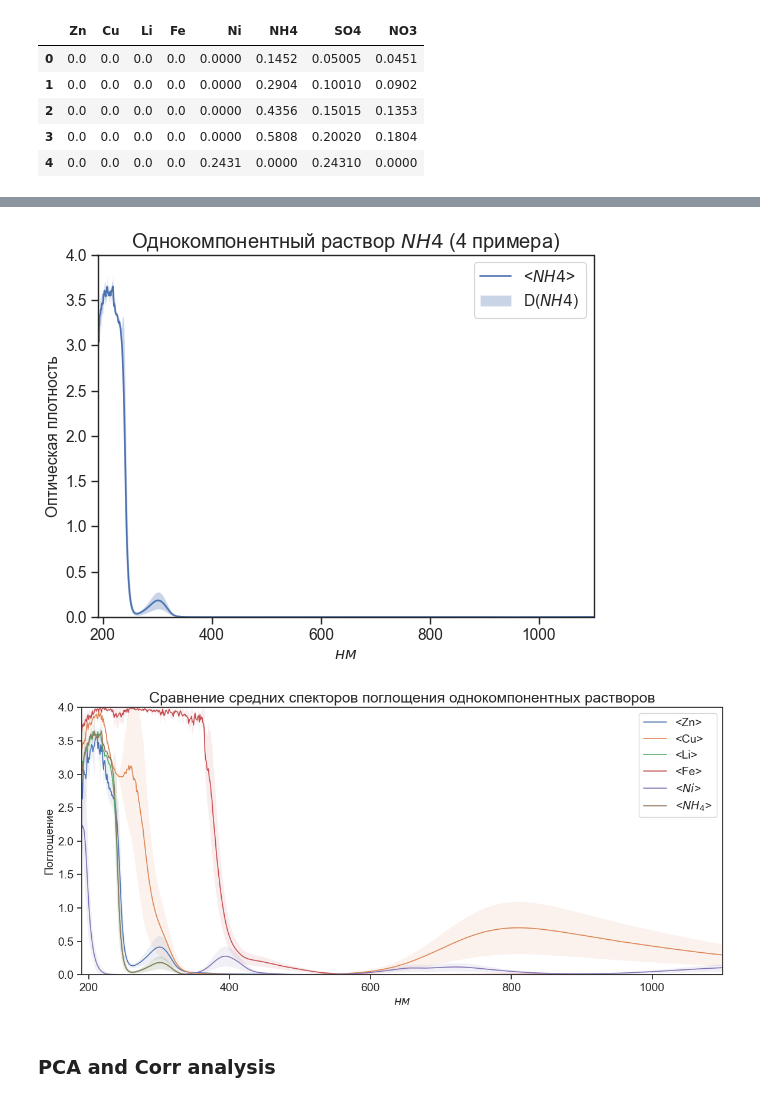
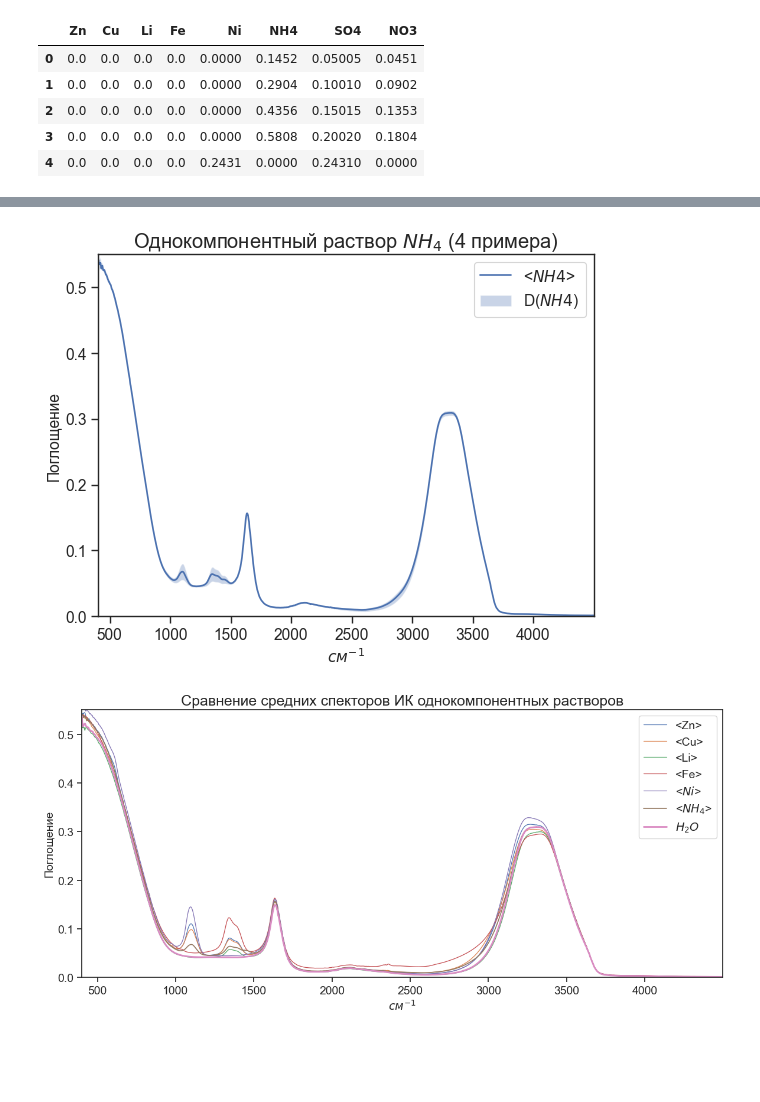
Before and after one commit to oesarmanova/salts_water_2022, a Jupyter notebook: exploratory_data_analysis.ipynb, the cells around one changed output, grey strips where cells are left out. Drawn from its saved outputs; the diff is of its cells as text; code cells hidden in the pictures; blank space fills up the shorter version.

```diff
--- a/exploratory_data_analysis.ipynb
+++ b/exploratory_data_analysis.ipynb
@@ -63,5 +71,5 @@ x.shape
 # %%
-cations = (outputs['Zn'] == 0) & (outputs['Cu'] == 0) & (outputs['Li'] == 0) & (outputs['Fe'] == 0) & (outputs['Ni'] == 0) & (outputs['NH4'] == 0)
+cations = (outputs['Zn'] == 0) & (outputs['Cu'] == 0) & (outputs['Li'] == 0) & (outputs['Fe'] == 0) & (outputs['Ni'] == 0) & (outputs['NH4'] != 0)
 y = df[cations]
 mean = y.mean(); std = y.std()
 y1 = mean - std; y2 = mean + std
@@ -70,19 +78,19 @@ plt.figure(figsize=(8, 6), dpi=80)
 plt.plot(x, mean, label='<$NH4$>')
 plt.fill_between(x, y1, y2, alpha=0.3, label='D($NH4$)')
 
-plt.ylim([0., 4])
-plt.xlim([x[0], x[-1]])
+plt.ylim([0., 0.55])
+plt.xlim([x[-1], x[0]])
 plt.legend(fontsize=14)
 plt.yticks(fontsize=14)
 plt.xticks(fontsize=14)
-plt.xlabel('$нм$', fontsize=14)
-plt.ylabel('Оптическая плотность', fontsize=14)
+plt.xlabel('$см^{-1}$', fontsize=14)
+plt.ylabel('Поглощение', fontsize=14)
 
-plt.title(f'Однокомпонентный раствор $NH4$ ({y.shape[0]} примера)',fontsize=18)
-plt.savefig('images/oa/NH4.jpeg', dpi=300, format='jpeg')
+plt.title(f'Однокомпонентный раствор $NH_4$ ({y.shape[0]} примера)',fontsize=18)
+plt.savefig('images/ir/NH4.jpeg', dpi=300, format='jpeg')
 plt.show()
 # %% [output]
-[figure, old version]
+[figure, new version]
 # %%
 plt.figure(figsize=(14, 6), dpi=100)
 
@@ -90,59 +98,57 @@ cations = (outputs['Zn'] != 0) & (outputs['Cu'] == 0) & (outputs['Li'] == 0) & (
 y = df[cations]
 mean = y.mean(); std = y.std()
 y1 = mean - std; y2 = mean + std
-plt.plot(x, mean, label='<Zn>',linewidth=1.2)
-plt.fill_between(x, y1, y2, alpha=0.1)
+plt.plot(x, mean, label='<Zn>',linewidth=0.9)
+#plt.fill_between(x, y1, y2, alpha=0.1)
 
 cations = (outputs['Zn'] == 0) & (outputs['Cu'] != 0) & (outputs['Li'] == 0) & (outputs['Fe'] == 0) & (outputs['Ni'] == 0) & (outputs['NH4'] == 0)
 y = df[cations]
 mean = y.mean(); std = y.std()
 y1 = mean - std; y2 = mean + std
-plt.plot(x, mean, label='<Cu>',linewidth=1.2)
-plt.fill_between(x, y1, y2, alpha=0.1)
+plt.plot(x, mean, label='<Cu>',linewidth=0.9)
+#plt.fill_between(x, y1, y2, alpha=0.1)
 
 cations = (outputs['Zn'] == 0) & (outputs['Cu'] == 0) & (outputs['Li'] != 0) & (outputs['Fe'] == 0) & (outputs['Ni'] == 0) & (outputs['NH4'] == 0)
 y = df[cations]
 mean = y.mean(); std = y.std()
 y1 = mean - std; y2 = mean + std
-plt.plot(x, mean, label='<Li>',linewidth=1.2)
-plt.fill_between(x, y1, y2, alpha=0.1)
+plt.plot(x, mean, label='<Li>',linewidth=0.9)
+#plt.fill_between(x, y1, y2, alpha=0.1)
 
 cations = (outputs['Zn'] == 0) & (outputs['Cu'] == 0) & (outputs['Li'] == 0) & (outputs['Fe'] != 0) & (outputs['Ni'] == 0) & (outputs['NH4'] == 0)
 y = df[cations]
 mean = y.mean(); std = y.std()
 y1 = mean - std; y2 = mean + std
-plt.plot(x, mean, label='<Fe>',linewidth=1.2)
-plt.fill_between(x, y1, y2, alpha=0.1)
+plt.plot(x, mean, label='<Fe>',linewidth=0.9)
+#plt.fill_between(x, y1, y2, alpha=0.1)
 
 cations = (outputs['Zn'] == 0) & (outputs['Cu'] == 0) & (outputs['Li'] == 0) & (outputs['Fe'] == 0) & (outputs['Ni'] != 0) & (outputs['NH4'] == 0)
 y = df[cations]
 mean = y.mean(); std = y.std()
 y1 = mean - std; y2 = mean + std
-plt.plot(x, mean, label='<$Ni$>', linewidth=1.2)
-plt.fill_between(x, y1, y2, alpha=0.1)
+plt.plot(x, mean, label='<$Ni$>', linewidth=0.9)
+#plt.fill_between(x, y1, y2, alpha=0.1)
 
 cations = (outputs['Zn'] == 0) & (outputs['Cu'] == 0) & (outputs['Li'] == 0) & (outputs['Fe'] == 0) & (outputs['Ni'] == 0) & (outputs['NH4'] != 0)
 y = df[cations]
 mean = y.mean(); std = y.std()
 y1 = mean - std; y2 = mean + std
 plt.plot(x, mean, label='<$NH_4$>', linewidth=1.2)
-plt.fill_between(x, y1, y2, alpha=0.1)
+#plt.fill_between(x, y1, y2, alpha=0.1)
 
-#plt.plot(x, baseline.mean(), label='$H_2O$', linewidth=2)
+plt.plot(x, baseline.mean(), label='$H_2O$', linewidth=2)
 
 
-plt.ylim([0.00, 4])
-plt.xlim([x[0], x[-1]])
+plt.ylim([0.00, 0.55])
+plt.xlim([x[-1], x[0]])
 plt.legend(fontsize=14)
 plt.yticks(fontsize=14)
 plt.xticks(fontsize=14)
-plt.xlabel('$нм$', fontsize=14)
+plt.xlabel('$см^{-1}$', fontsize=14)
 plt.ylabel('Поглощение', fontsize=14)
 
-plt.title(f'Сравнение средних спекторов поглощения однокомпонентных растворов',fontsize=18)
-plt.savefig('./images/oa/solutions_comparing.jpeg', dpi=300, format='jpeg')
+plt.title(f'Сравнение средних спекторов ИК однокомпонентных растворов',fontsize=18)
+plt.savefig('./images/ir/solutions_comparing.jpeg', dpi=300, format='jpeg')
 plt.show()
 # %% [output]
-[figure, old version]
+[figure, new version]
-# %% [markdown]
-### PCA and Corr analysis
```
Also changed, not shown: parts of 12 cells of this notebook, 10 other files.
